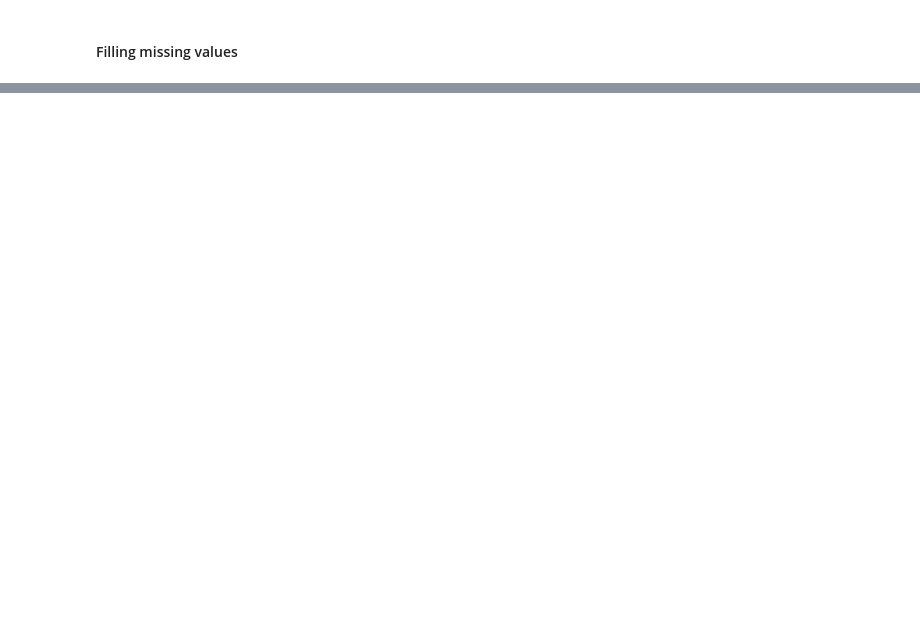
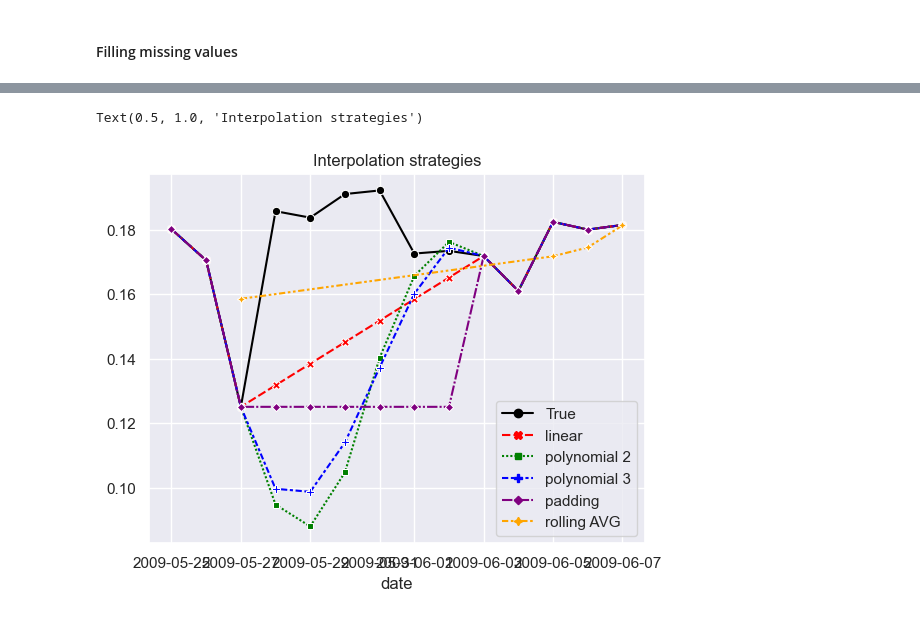
Before and after one commit to alexCCTcollege/CA2, a Jupyter notebook: EDA.ipynb, the cells around one changed output, grey strips where cells are left out. Drawn from its saved outputs; the diff is of its cells as text; code cells hidden in the pictures; blank space fills up the shorter version.

```diff
--- a/EDA.ipynb
+++ b/EDA.ipynb
@@ -275,0 +394,7 @@ Dropping the idea for modelling based on mentions or hashtags, data is already b
+# %%
+#creating testing dataset
+test = data.loc['2009-05-25':'2009-06-07']
+test['test'] = test['score_V']
+test['True'] = test['score_V']
+plt.plot(test['score_V'])
+plt.xticks(rotation=45)
@@ -275,0 +412,7 @@ Dropping the idea for modelling based on mentions or hashtags, data is already b
+# %%
+replace_dates = ["2009-05-28", "2009-05-29", "2009-05-30","2009-05-31","2009-06-01","2009-06-02"]
+
+# Replace the values in the 'Value1' column at the specified dates with NaN
+for date in replace_dates:
+    test.loc[test.index == date, 'test'] = np.nan
+test
@@ -275,0 +436,8 @@ Dropping the idea for modelling based on mentions or hashtags, data is already b
+# %%
+#calculating different interpolation methods
+test['linear'] = test['test'].interpolate(method='linear')
+test['polynomial 2'] = test['test'].interpolate(method='polynomial', order=2)
+test['polynomial 3'] = test['test'].interpolate(method='polynomial', order=3)
+test['padding'] = test['test'].interpolate(method='pad', limit=6)
+test['rolling AVG'] = test['test'].rolling(window=3).mean()
+test
@@ -275,0 +461,14 @@ Dropping the idea for modelling based on mentions or hashtags, data is already b
+# %%
+colors = {
+    'True': 'black',
+    'linear': 'red',
+    'polynomial 2': 'green',
+    'polynomial 3': 'blue',
+    'padding': 'purple',
+    'rolling AVG':'orange'}
+
+sns.lineplot(data=test[['True','linear','polynomial 2','polynomial 3','padding','rolling AVG']], markers=True,alpha=1,palette=colors)
+plt.title("Interpolation strategies")
+# %% [output]
+Text(0.5, 1.0, 'Interpolation strategies')
+[figure, added]
```
Also changed, not shown: parts of 16 cells of this notebook.
